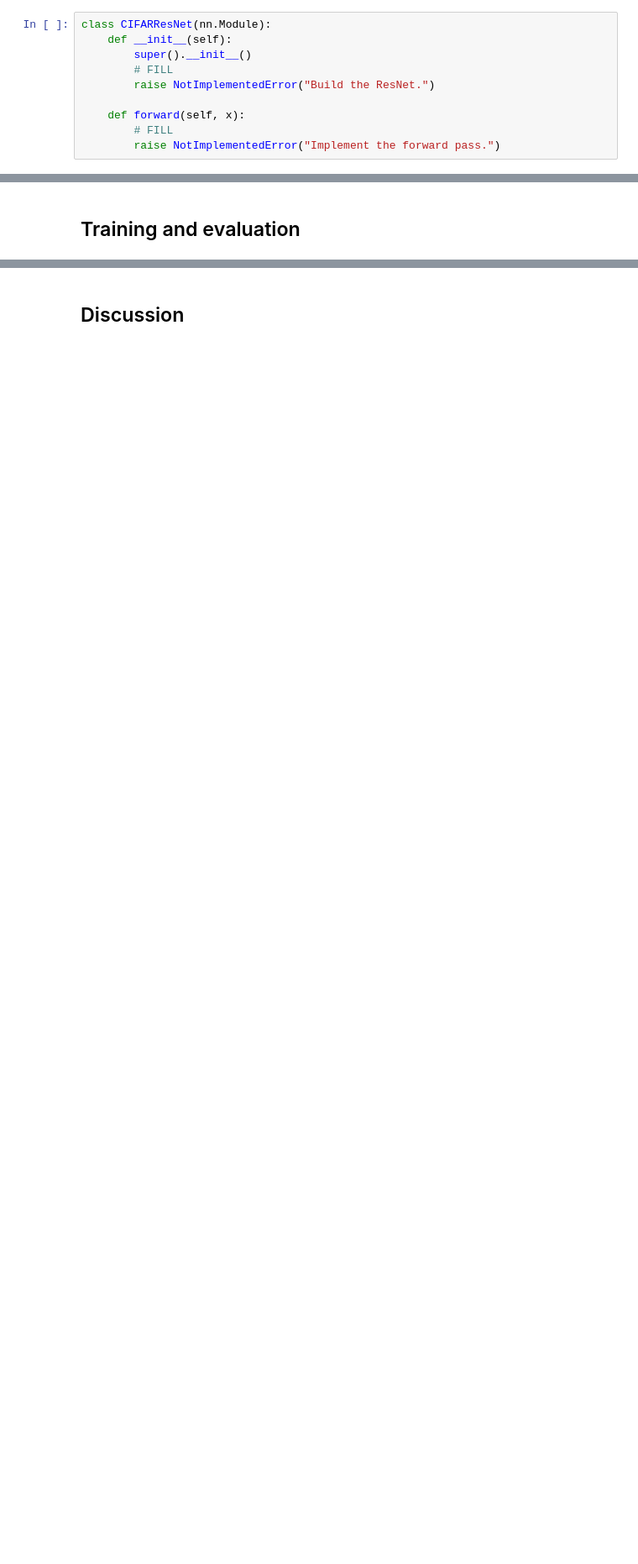
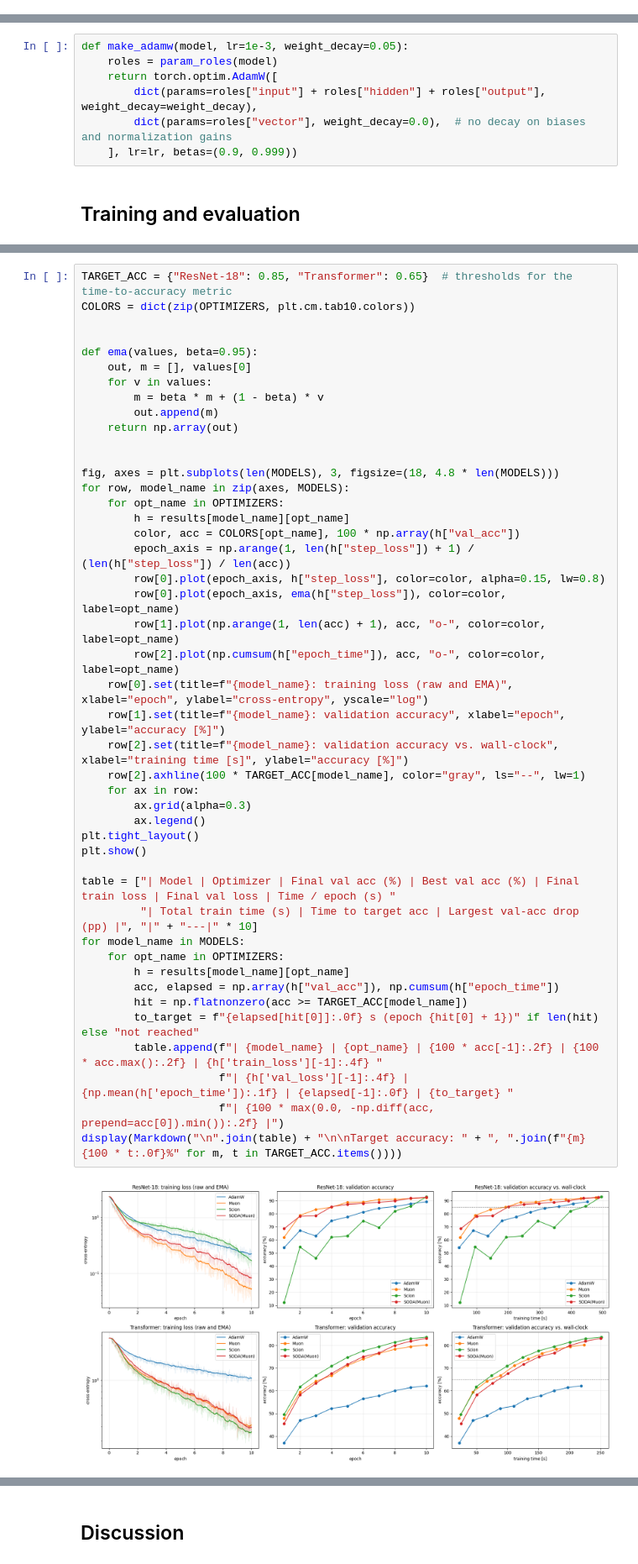
Before and after one commit to garavels/MATH-OF-DATA-homeworks, a Jupyter notebook: Part 5 - Vibe coding new optimizers.ipynb, the cells around one changed output, grey strips where cells are left out. Shown at 84% size. Drawn from its saved outputs; the diff is of its cells as text; blank space fills up the shorter version.

```diff
--- a/Part 5 - Vibe coding new optimizers.ipynb
+++ b/Part 5 - Vibe coding new optimizers.ipynb
@@ -122,10 +130,0 @@ class CIFARTransformer(nn.Module):
-# %%
-class CIFARResNet(nn.Module):
-    def __init__(self):
-        super().__init__()
-        # FILL
-        raise NotImplementedError("Build the ResNet.")
-
-    def forward(self, x):
-        # FILL
-        raise NotImplementedError("Implement the forward pass.")
@@ -142,2 +542,9 @@ class CIFARResNet(nn.Module):
+# %%
+def make_adamw(model, lr=1e-3, weight_decay=0.05):
+    roles = param_roles(model)
+    return torch.optim.AdamW([
+        dict(params=roles["input"] + roles["hidden"] + roles["output"], weight_decay=weight_decay),
+        dict(params=roles["vector"], weight_decay=0.0),  # no decay on biases and normalization gains
+    ], lr=lr, betas=(0.9, 0.999))
 # %% [markdown]
 ## Training and evaluation
@@ -149,0 +667,47 @@ class CIFARResNet(nn.Module):
+# %%
+TARGET_ACC = {"ResNet-18": 0.85, "Transformer": 0.65}  # thresholds for the time-to-accuracy metric
+COLORS = dict(zip(OPTIMIZERS, plt.cm.tab10.colors))
+
+
+def ema(values, beta=0.95):
+    out, m = [], values[0]
+    for v in values:
+        m = beta * m + (1 - beta) * v
+        out.append(m)
+    return np.array(out)
+
+
+fig, axes = plt.subplots(len(MODELS), 3, figsize=(18, 4.8 * len(MODELS)))
+for row, model_name in zip(axes, MODELS):
+    for opt_name in OPTIMIZERS:
+        h = results[model_name][opt_name]
+        color, acc = COLORS[opt_name], 100 * np.array(h["val_acc"])
+        epoch_axis = np.arange(1, len(h["step_loss"]) + 1) / (len(h["step_loss"]) / len(acc))
+        row[0].plot(epoch_axis, h["step_loss"], color=color, alpha=0.15, lw=0.8)
+        row[0].plot(epoch_axis, ema(h["step_loss"]), color=color, label=opt_name)
+        row[1].plot(np.arange(1, len(acc) + 1), acc, "o-", color=color, label=opt_name)
+        row[2].plot(np.cumsum(h["epoch_time"]), acc, "o-", color=color, label=opt_name)
+    row[0].set(title=f"{model_name}: training loss (raw and EMA)", xlabel="epoch", ylabel="cross-entropy", yscale="log")
+    row[1].set(title=f"{model_name}: validation accuracy", xlabel="epoch", ylabel="accuracy [%]")
+    row[2].set(title=f"{model_name}: validation accuracy vs. wall-clock", xlabel="training time [s]", ylabel="accuracy [%]")
+    row[2].axhline(100 * TARGET_ACC[model_name], color="gray", ls="--", lw=1)
+    for ax in row:
+        ax.grid(alpha=0.3)
+        ax.legend()
+plt.tight_layout()
+plt.show()
+
+table = ["| Model | Optimizer | Final val acc (%) | Best val acc (%) | Final train loss | Final val loss | Time / epoch (s) "
+         "| Total train time (s) | Time to target acc | Largest val-acc drop (pp) |", "|" + "---|" * 10]
+for model_name in MODELS:
+    for opt_name in OPTIMIZERS:
+        h = results[model_name][opt_name]
+        acc, elapsed = np.array(h["val_acc"]), np.cumsum(h["epoch_time"])
+        hit = np.flatnonzero(acc >= TARGET_ACC[model_name])
+        to_target = f"{elapsed[hit[0]]:.0f} s (epoch {hit[0] + 1})" if len(hit) else "not reached"
+        table.append(f"| {model_name} | {opt_name} | {100 * acc[-1]:.2f} | {100 * acc.max():.2f} | {h['train_loss'][-1]:.4f} "
+                     f"| {h['val_loss'][-1]:.4f} | {np.mean(h['epoch_time']):.1f} | {elapsed[-1]:.0f} | {to_target} "
+                     f"| {100 * max(0.0, -np.diff(acc, prepend=acc[0]).min()):.2f} |")
+display(Markdown("\n".join(table) + "\n\nTarget accuracy: " + ", ".join(f"{m} {100 * t:.0f}%" for m, t in TARGET_ACC.items())))
+# %% [output]
+[figure, added]
```
Also changed, not shown: parts of 30 cells of this notebook, 4 other files.
